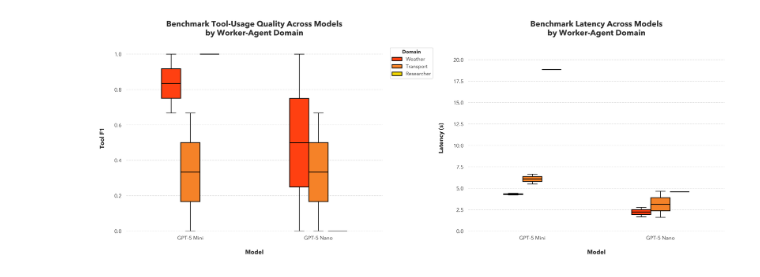
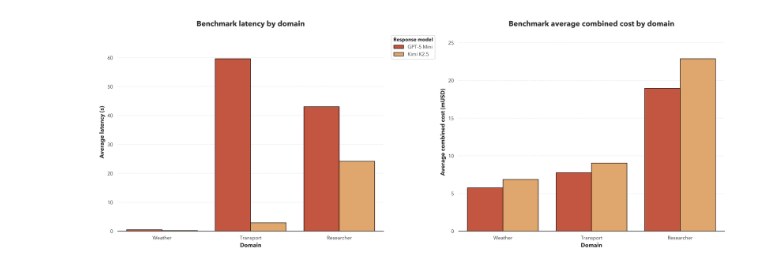
Before and after one commit to Silvestre17/LISBOA_MultiAgentSystem, a Jupyter notebook: eval/benchmark_ablation_analysis.ipynb, the cells around one changed output. Cells and saved outputs as stored; diff of their text form; code cells hidden in the pictures.

```diff
--- a/eval/benchmark_ablation_analysis.ipynb
+++ b/eval/benchmark_ablation_analysis.ipynb
@@ -876,43 +1132,76 @@ Exported: benchmark_score_overview.svg
 # %%
-fig, axes = plt.subplots(1, 2, figsize=(18, 7), dpi=EXPORT_DPI)
+# ==========================================================================
+# Benchmark plots: operational profile
+# ==========================================================================
+benchmark_operational = benchmark_summary.copy()
+benchmark_operational["avg_combined_cost_musd"] = benchmark_operational["avg_combined_cost_usd"] * 1000
 
-latency_upper = max(benchmark_df['latency_s'].max() * 1.15, 5.0)
+latency_upper = max(benchmark_operational["avg_latency_s"].max() * 1.15, 5.0)
+use_cost_axis = benchmark_operational["avg_combined_cost_usd"].fillna(0).sum() > 0
+use_token_axis = benchmark_operational["avg_combined_tokens"].fillna(0).sum() > 0
 
-build_metric_boxplot(
+fig, axes = plt.subplots(1, 2, figsize=(18, 6.8), dpi=EXPORT_DPI, facecolor="white")
+
+sns.barplot(
+    data=benchmark_operational,
+    x="domain_label",
+    y="avg_latency_s",
+    hue="response_model_label",
+    order=benchmark_domain_order,
+    hue_order=benchmark_model_order,
+    palette=benchmark_model_palette,
+    edgecolor="black",
+    linewidth=0.9,
+    ax=axes[0],
+)
+style_axis(
     axes[0],
-    benchmark_df,
-    x='response_model_label',
-    y='tool_f1',
-    hue='domain_label',
-    palette=DOMAIN_PALETTE,
-    order=benchmark_model_order,
-    hue_order=benchmark_domain_order,
-    title='Benchmark Tool-Usage Quality Across Models\nby Worker-Agent Domain',
-    xlabel='Model',
-    ylabel='Tool F1',
-    y_limits=(0, 1.05),
-    legend_title='Domain',
-    show_legend=True,
+    "Benchmark latency by domain",
+    "Domain",
+    "Average latency (s)",
+    y_limits=(0, latency_upper),
 )
+style_legend(axes[0], "Response model")
 
-build_metric_boxplot(
+if use_cost_axis:
+    secondary_metric = "avg_combined_cost_musd"
+    secondary_title = "Benchmark average combined cost by domain"
+    secondary_ylabel = "Average combined cost (mUSD)"
+    secondary_upper = max(benchmark_operational[secondary_metric].max() * 1.15, 0.01)
+elif use_token_axis:
+    secondary_metric = "avg_combined_tokens"
+    secondary_title = "Benchmark average combined tokens by domain"
+    secondary_ylabel = "Average combined tokens"
+    secondary_upper = max(benchmark_operational[secondary_metric].max() * 1.15, 1.0)
+else:
+    secondary_metric = "heuristics_pass_rate"
+    secondary_title = "Benchmark heuristics pass rate by domain"
+    secondary_ylabel = "Pass rate"
+    secondary_upper = 1.02
+
+sns.barplot(
+    data=benchmark_operational,
+    x="domain_label",
+    y=secondary_metric,
+    hue="response_model_label",
+    order=benchmark_domain_order,
+    hue_order=benchmark_model_order,
+    palette=benchmark_model_palette,
+    edgecolor="black",
+    linewidth=0.9,
+    ax=axes[1],
+)
+style_axis(
     axes[1],
-    benchmark_df,
-    x='response_model_label',
-    y='latency_s',
-    hue='domain_label',
-    palette=DOMAIN_PALETTE,
-    order=benchmark_model_order,
-    hue_order=benchmark_domain_order,
-    title='Benchmark Latency Across Models\nby Worker-Agent Domain',
-    xlabel='Model',
-    ylabel='Latency (s)',
-    y_limits=(0, latency_upper),
-    legend_title='Domain',
-    show_legend=False,
+    secondary_title,
+    "Domain",
+    secondary_ylabel,
+    y_limits=(0, secondary_upper),
 )
+if axes[1].legend_ is not None:
+    axes[1].legend_.remove()
 
 plt.tight_layout()
-save_figure('benchmark_operational_metrics', fig)
+save_figure("benchmark_operational_profile", fig)
 plt.show()
 # %% [output]
@@ -920,2 +1209,2 @@ Exported: benchmark_operational_metrics.svg
-[figure, old version]
+[figure, new version]
 # %% [markdown]
```
Also changed, not shown: parts of 20 cells of this notebook, 25 other files.
